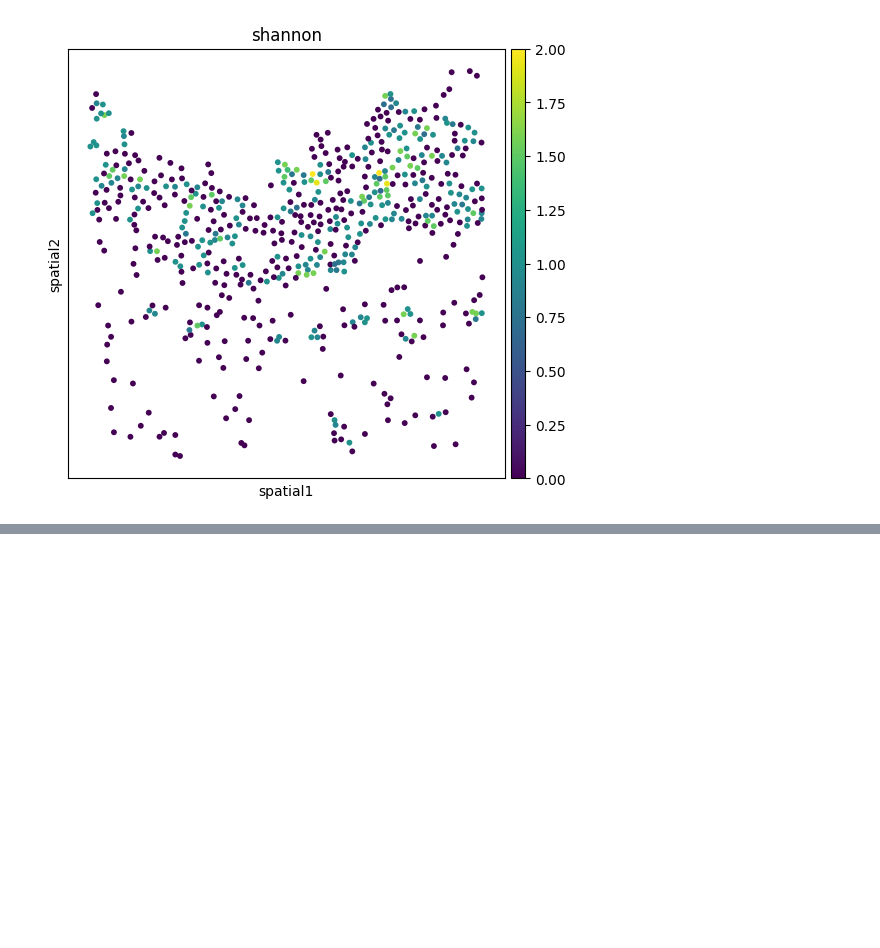
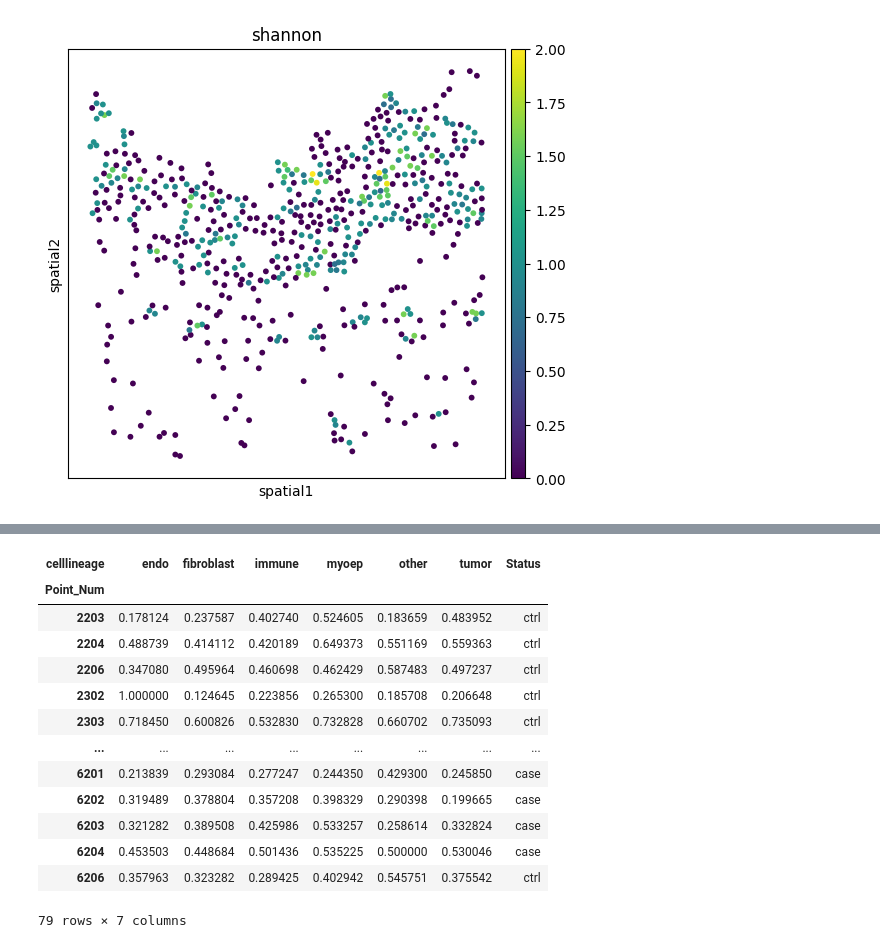
Before and after one commit to scverse/spatial-sample-aggregation, a Jupyter notebook: docs/notebooks/multi_sample_comparison_of_node_features.ipynb, the cells around one changed output, grey strips where cells are left out. Cells and saved outputs as stored; diff of their text form; code cells hidden in the pictures; blank space fills up the shorter version.

```diff
--- a/docs/notebooks/multi_sample_comparison_of_node_features.ipynb
+++ b/docs/notebooks/multi_sample_comparison_of_node_features.ipynb
@@ -56,0 +133,17 @@ sq.pl.spatial_scatter(adata, color="shannon", cmap="viridis", library_key="Point
+# %%
+df
+# %% [output]
+| celllineage | endo | fibroblast | immune | myoep | other | tumor | Status |
+| Point_Num |  |  |  |  |  |  |  |
+| 2203 | 0.178124 | 0.237587 | 0.402740 | 0.524605 | 0.183659 | 0.483952 | ctrl |
+| 2204 | 0.488739 | 0.414112 | 0.420189 | 0.649373 | 0.551169 | 0.559363 | ctrl |
+| 2206 | 0.347080 | 0.495964 | 0.460698 | 0.462429 | 0.587483 | 0.497237 | ctrl |
+| 2302 | 1.000000 | 0.124645 | 0.223856 | 0.265300 | 0.185708 | 0.206648 | ctrl |
+| 2303 | 0.718450 | 0.600826 | 0.532830 | 0.732828 | 0.660702 | 0.735093 | ctrl |
+| ... | ... | ... | ... | ... | ... | ... | ... |
+| 6201 | 0.213839 | 0.293084 | 0.277247 | 0.244350 | 0.429300 | 0.245850 | case |
+| 6202 | 0.319489 | 0.378804 | 0.357208 | 0.398329 | 0.290398 | 0.199665 | case |
+| 6203 | 0.321282 | 0.389508 | 0.425986 | 0.533257 | 0.258614 | 0.332824 | case |
+| 6204 | 0.453503 | 0.448684 | 0.501436 | 0.535225 | 0.500000 | 0.530046 | case |
+| 6206 | 0.357963 | 0.323282 | 0.289425 | 0.402942 | 0.545751 | 0.375542 | ctrl |
+79 rows × 7 columns
```
Also changed, not shown: parts of 25 cells of this notebook.
